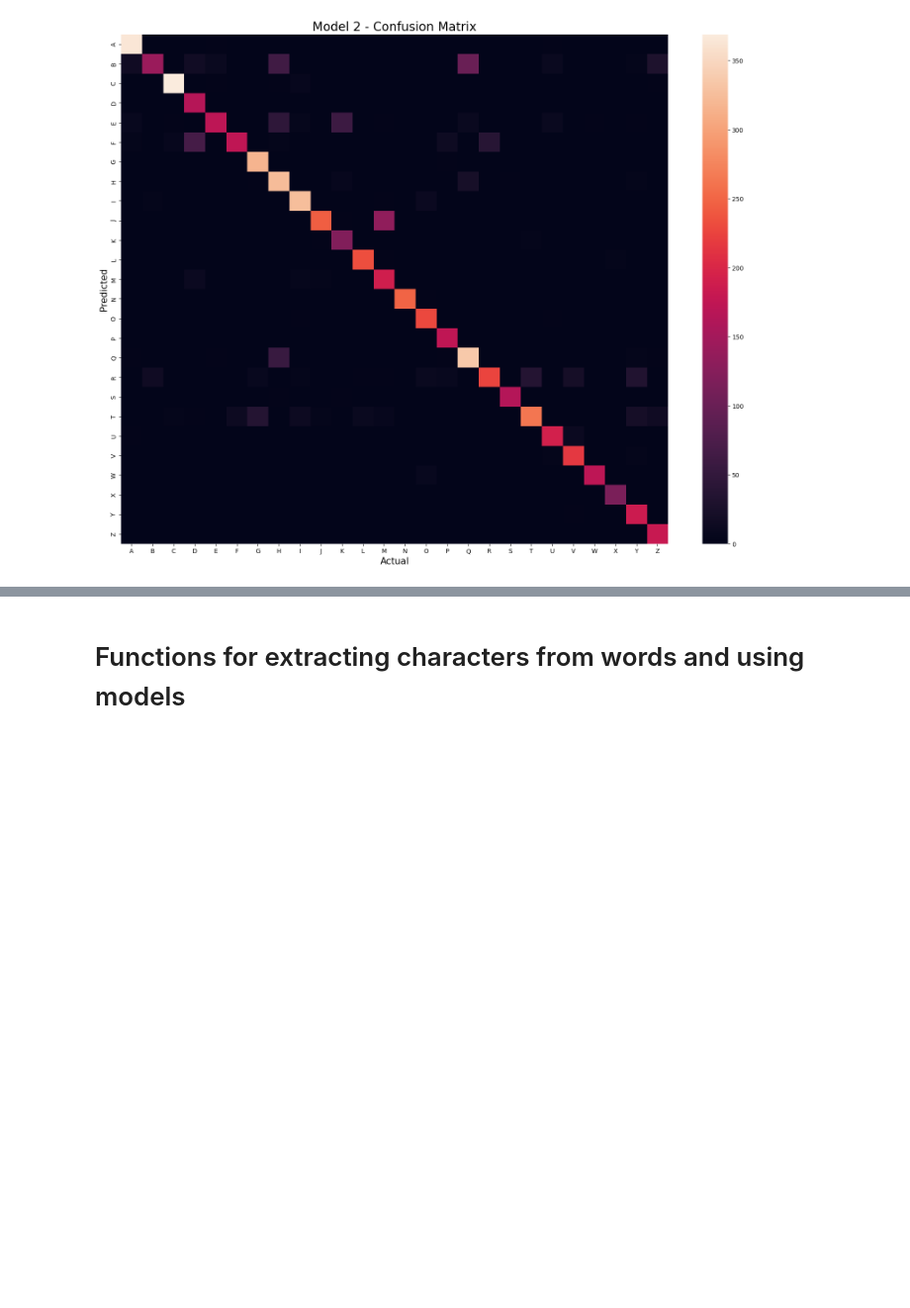
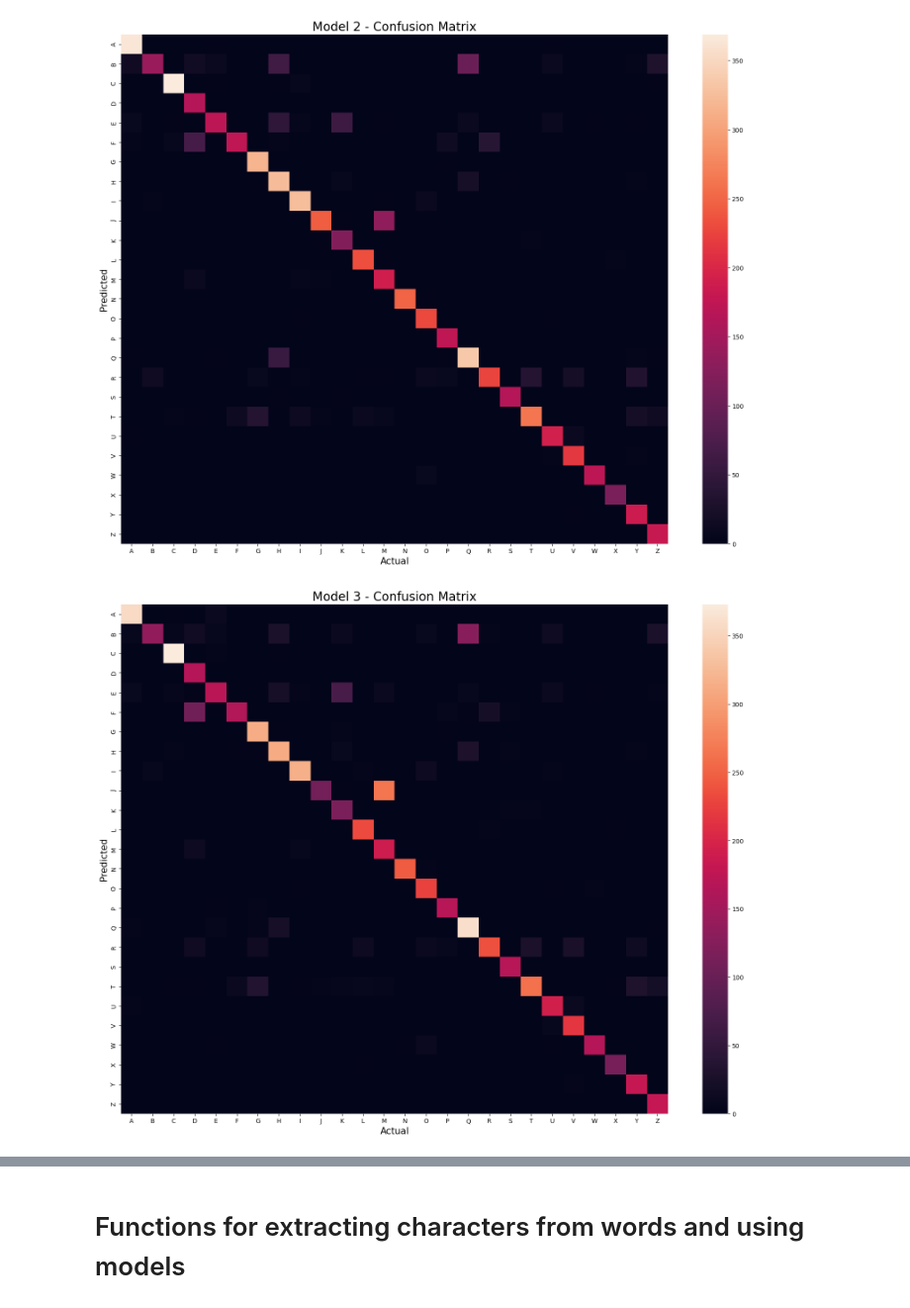
Before and after one commit to Reecion/ml-handwritten-to-typed, a Jupyter notebook: code.ipynb, the cells around one changed output, grey strips where cells are left out. Shown: that part at 99% size. Saved outputs shown, nothing was run; the diff lists cells and outputs as text; code cells hidden in the pictures; blank space fills up the shorter version.

```diff
--- a/code.ipynb
+++ b/code.ipynb
@@ -422,3 +520,5 @@ ypred = model_1.predict(val_X, batch_size=1, verbose=1)
 ypred2 = model_2.predict(val_X, batch_size=1, verbose=1)
 # %% [output]
 7019/7019 ━━━━━━━━━━━━━━━━━━━━ 10s 1ms/step
+# %%
+ypred3 = model_3.predict(val_X, batch_size=1, verbose=1)
@@ -446,3 +548,7 @@ showConfuctionMatrix(ypred, val_Y, "Model 1 - Confusion Matrix")
 showConfuctionMatrix(ypred2, val_Y, "Model 2 - Confusion Matrix")
 # %% [output]
 [figure]
+# %%
+showConfuctionMatrix(ypred3, val_Y, "Model 3 - Confusion Matrix")
+# %% [output]
+[figure, added]
```
Also changed, not shown: parts of 20 cells of this notebook.
